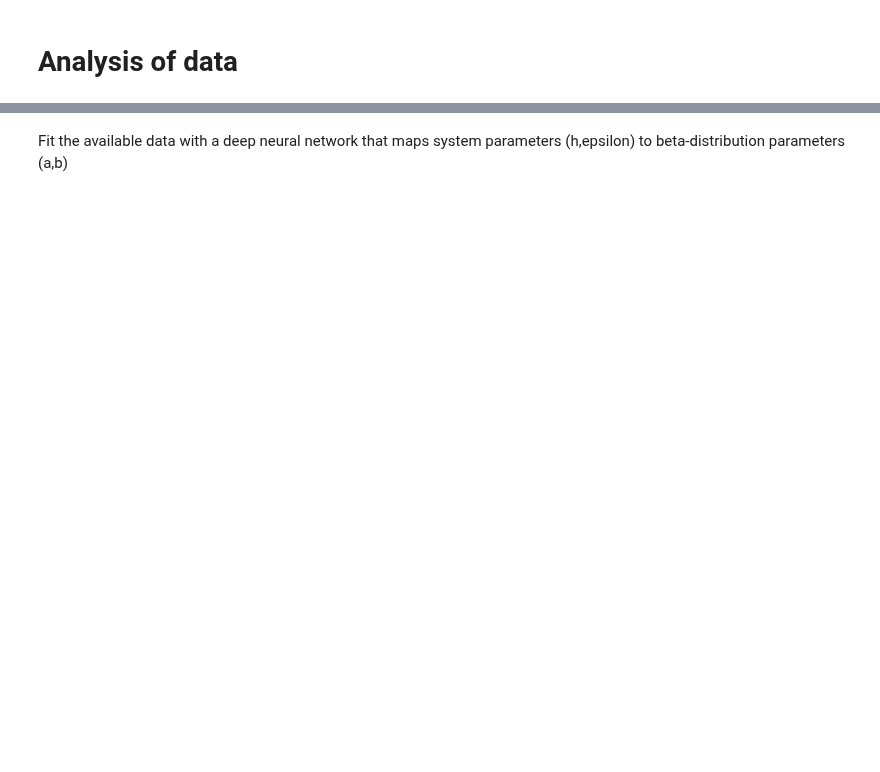
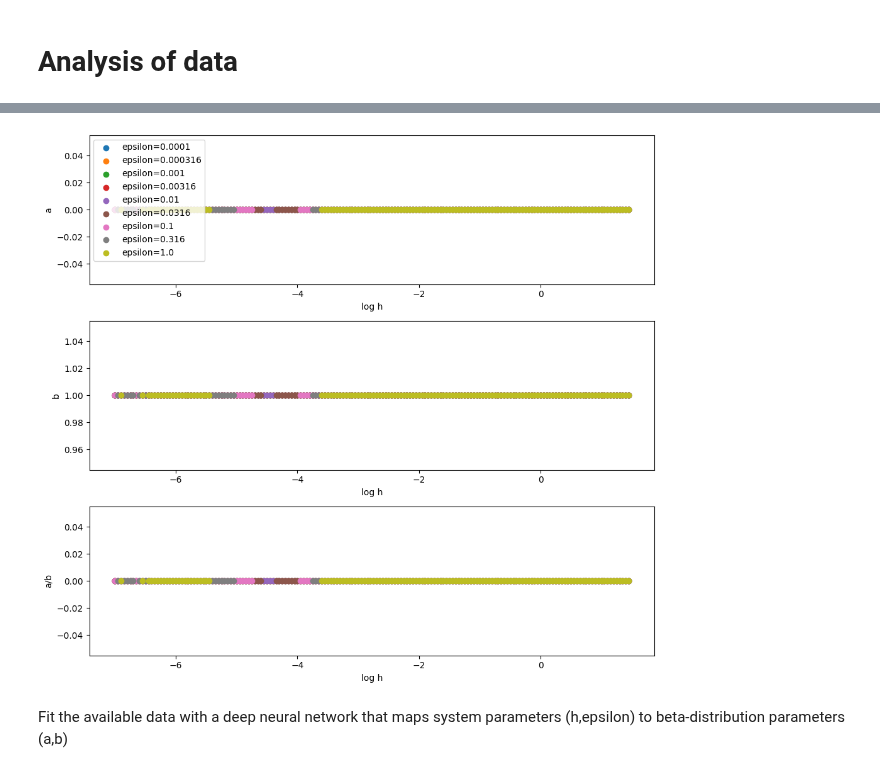
Before and after one commit to sahelazizpour/Finite-Observation-Dynamic-Range, a Jupyter notebook: 0_update/analysis_new.ipynb, the cells around one changed output, grey strips where cells are left out. Saved outputs shown, nothing was run; the diff lists cells and outputs as text; code cells hidden in the pictures; blank space fills up the shorter version.

```diff
--- a/0_update/analysis_new.ipynb
+++ b/0_update/analysis_new.ipynb
@@ -188,36 +243,34 @@ ax[1].invert_xaxis()
 # %%
-# load parameters fo beta distribution from file
-def load_beta_params(filename):
-    with open(filename, 'rb') as f:
-        beta_params = pickle.load(f)
-    return beta_params
-
-beta_params = load_beta_params('../data/betaParams/subpop_k=100/epsilon=1.00e-01_subFix_window=1_realization=0.pkl')
-print(beta_params.keys())
+realization=3
+window=10
 
 # plot beta parameters for different values of epsilon in two parallel subplots (a and b)
-fig, axes = plt.subplots(2, 1, figsize=(10, 5))
-epsilons = [1e-1, 1e-2, 1e-3, 1e-4]
-epsilons = np.logspace(-4, 0, 9).tolist()
-for epsilon in epsilons:
-    beta_params = load_beta_params('../data/betaParams/subpop_k=100/epsilon={:.2e}_subFix_window=1_realization=0.pkl'.format(epsilon))
+fig, axes = plt.subplots(3, 1, figsize=(10, 9))
+for epsilon in list_epsilons:
+    beta_params = load_beta_params(filename(path_beta_params, epsilon, sub_typ, window, realization))
     # filter out invalid values (a,b < 0)
     mask = (beta_params['a'] > 0) & (beta_params['b'] > 0)
     loghs = beta_params['logh'][mask]
     valas = beta_params['a'][mask]
     valbs = beta_params['b'][mask]
     #plot
     axes[0].scatter(loghs, valas, label='epsilon={}'.format(epsilon))
     axes[1].scatter(loghs, valbs, label='epsilon={}'.format(epsilon))
+    axes[2].scatter(loghs, valas/valbs, label='epsilon={}'.format(epsilon))
 
 axes[0].set_xlabel("log h")
+axes[1].set_xlabel("log h")
+axes[2].set_xlabel("log h")
 axes[0].set_ylabel("a")
-axes[1].set_xlabel("log h")
 axes[1].set_ylabel("b")
+axes[2].set_ylabel("a/b")
 axes[0].set_yscale("log")
 axes[1].set_yscale("log")
-#axes[1].legend()
+axes[2].set_yscale("log")
+axes[0].legend(loc='upper left')
 plt.tight_layout()
+# %% [output]
+[figure, added]
 # %% [markdown]
 Fit the available data with a deep neural network that maps system parameters (h,epsilon) to beta-distribution parameters (a,b)
 # %%
```
Also changed, not shown: parts of 17 cells of this notebook, 1 other file.
